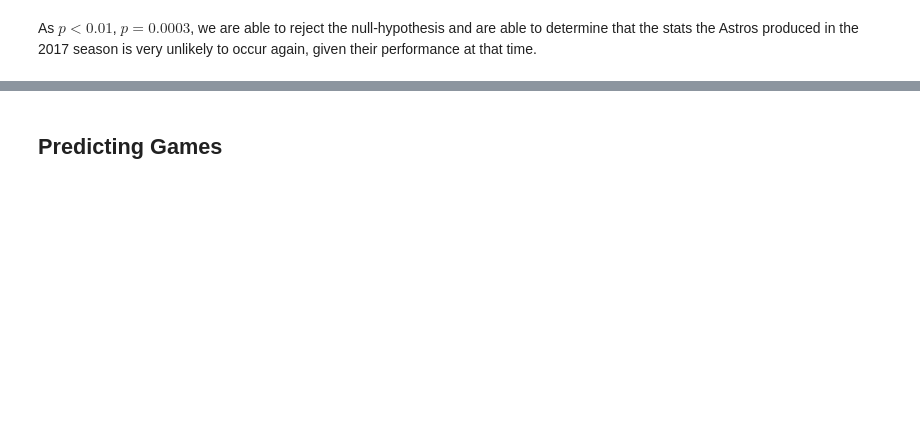
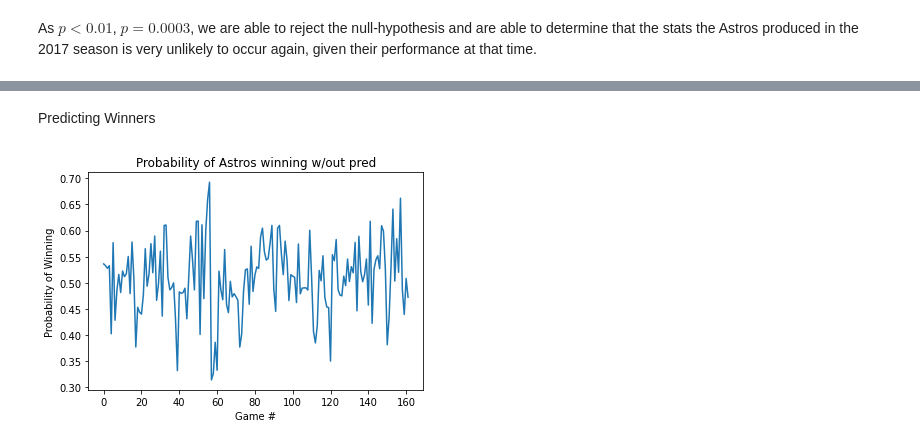
Before and after one commit to nicholas-greger/astros-project, a Jupyter notebook: Model/Bayesian Modeling.ipynb, the cells around one changed output, grey strips where cells are left out. Drawn from its saved outputs; the diff is of its cells as text; code cells hidden in the pictures; blank space fills up the shorter version.

```diff
--- a/Model/Bayesian Modeling.ipynb
+++ b/Model/Bayesian Modeling.ipynb
@@ -611,8 +510,0 @@ m
-# %%
-p_s = Calculate_P(m = m, lambda_s = lambda_s_2017, delta = delta)
-# %%
-m = Calculate_M(lambda_s = lambda_s_2017,
-                p_s = p_s,
-                m_0 = 10,
-                delta = delta,
-                N = 162)
@@ -623,2 +510,0 @@ nan
-# %% [markdown]
-## Predicting Games
@@ -627,0 +511,25 @@ def PredictWinners(m, lambda_s, delta, m, p_s, games):
+# %%
+def predict(lambda_s, m, delta):
+    p_t = []
+    for lambda_t in lambda_s:
+        alpha = lambda_t * m * delta
+        p_t.append(sc.stats.beta.mean(alpha, m))
+    X_t = []
+    for p_s in p_t:
+        X_t.append(sc.stats.bernoulli.mean(p_s))
+    return X_t
+# %% [markdown]
+Predicting Winners
+# %%
+delta = sc.stats.uniform.mean(0, 2)
+m = sc.stats.expon.mean(10)
+pred_act = predict(lambda_s = lambda_s_2017, m = m, delta = delta)
+# %%
+plt.plot(pred_act)
+plt.xlabel("Game #")
+plt.ylabel("Probability of Winning")
+
+plt.title("Probability of Astros winning w/out pred")
+plt.show()
+# %% [output]
+[figure, added]
```
Also changed, not shown: parts of 41 cells of this notebook.
